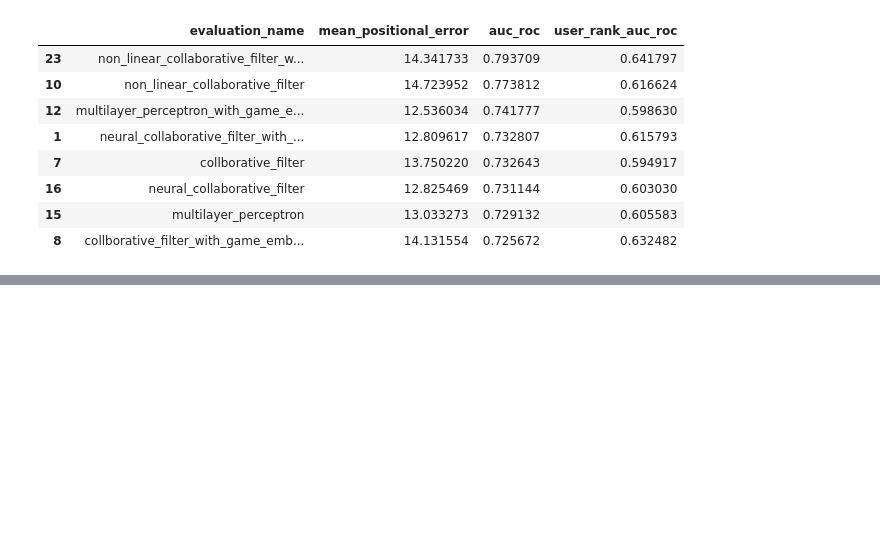
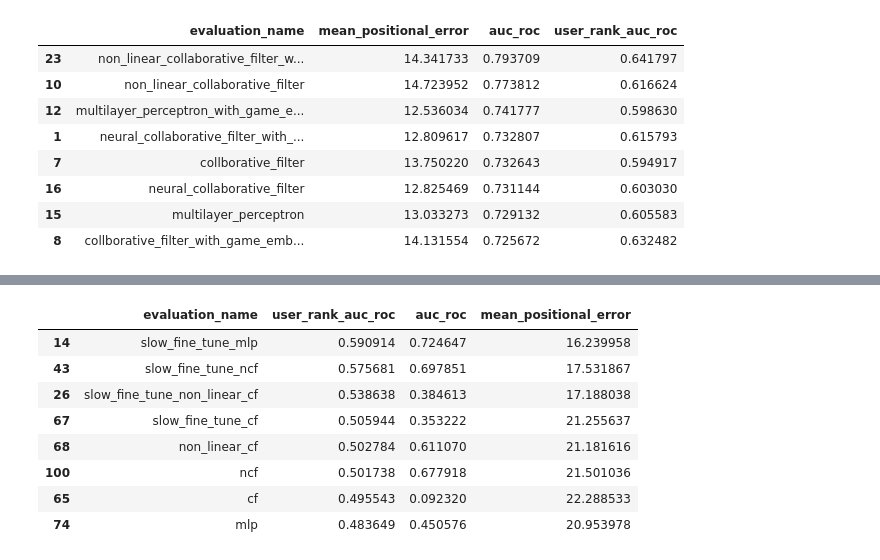
Before and after one commit to GitHubNoskcaj211/ml-projects-project, a Jupyter notebook: evaluation/vis_results.ipynb, the cells around one changed output, grey strips where cells are left out. Drawn from its saved outputs; the diff is of its cells as text; code cells hidden in the pictures; blank space fills up the shorter version.

```diff
--- a/evaluation/vis_results.ipynb
+++ b/evaluation/vis_results.ipynb
@@ -149,0 +200,15 @@ display(df.sort_values(by='auc_roc', ascending=False))
+# %%
+evaluation_names = {'evaluation_cold_fine_tune_test_cf': 'cf', 'evaluation_cold_fine_tune_test_gcf': 'non_linear_cf', 'evaluation_cold_fine_tune_test_mlp': 'mlp', 'evaluation_cold_fine_tune_test_ncf': 'ncf', 'TEMP_evaluation_cold_fine_tune_test_cf_200ep_1e-2_lr_learn_all_100_users': 'slow_fine_tune_cf', 'TEMP_evaluation_cold_fine_tune_test_gcf_200ep_1e-2_lr_learn_all_100_users': 'slow_fine_tune_non_linear_cf', 'TEMP_evaluation_cold_fine_tune_test_mlp_200ep_1e-2_lr_learn_all_100_users': 'slow_fine_tune_mlp', 'TEMP_evaluation_cold_fine_tune_test_ncf_200ep_1e-2_lr_learn_all_100_users': 'slow_fine_tune_ncf'}
+df = results.loc[results['evaluation_name'].isin(evaluation_names), ['evaluation_name', 'user_rank_auc_roc', 'auc_roc', 'mean_positional_error']].copy()
+df['evaluation_name'] = df['evaluation_name'].map(evaluation_names)
+display(df.sort_values(by='user_rank_auc_roc', ascending=False))
+# %% [output]
+|  | evaluation_name | user_rank_auc_roc | auc_roc | mean_positional_error |
+| 14 | slow_fine_tune_mlp | 0.590914 | 0.724647 | 16.239958 |
+| 43 | slow_fine_tune_ncf | 0.575681 | 0.697851 | 17.531867 |
+| 26 | slow_fine_tune_non_linear_cf | 0.538638 | 0.384613 | 17.188038 |
+| 67 | slow_fine_tune_cf | 0.505944 | 0.353222 | 21.255637 |
+| 68 | non_linear_cf | 0.502784 | 0.611070 | 21.181616 |
+| 100 | ncf | 0.501738 | 0.677918 | 21.501036 |
+| 65 | cf | 0.495543 | 0.092320 | 22.288533 |
+| 74 | mlp | 0.483649 | 0.450576 | 20.953978 |
```
Also changed, not shown: parts of 5 cells of this notebook.
